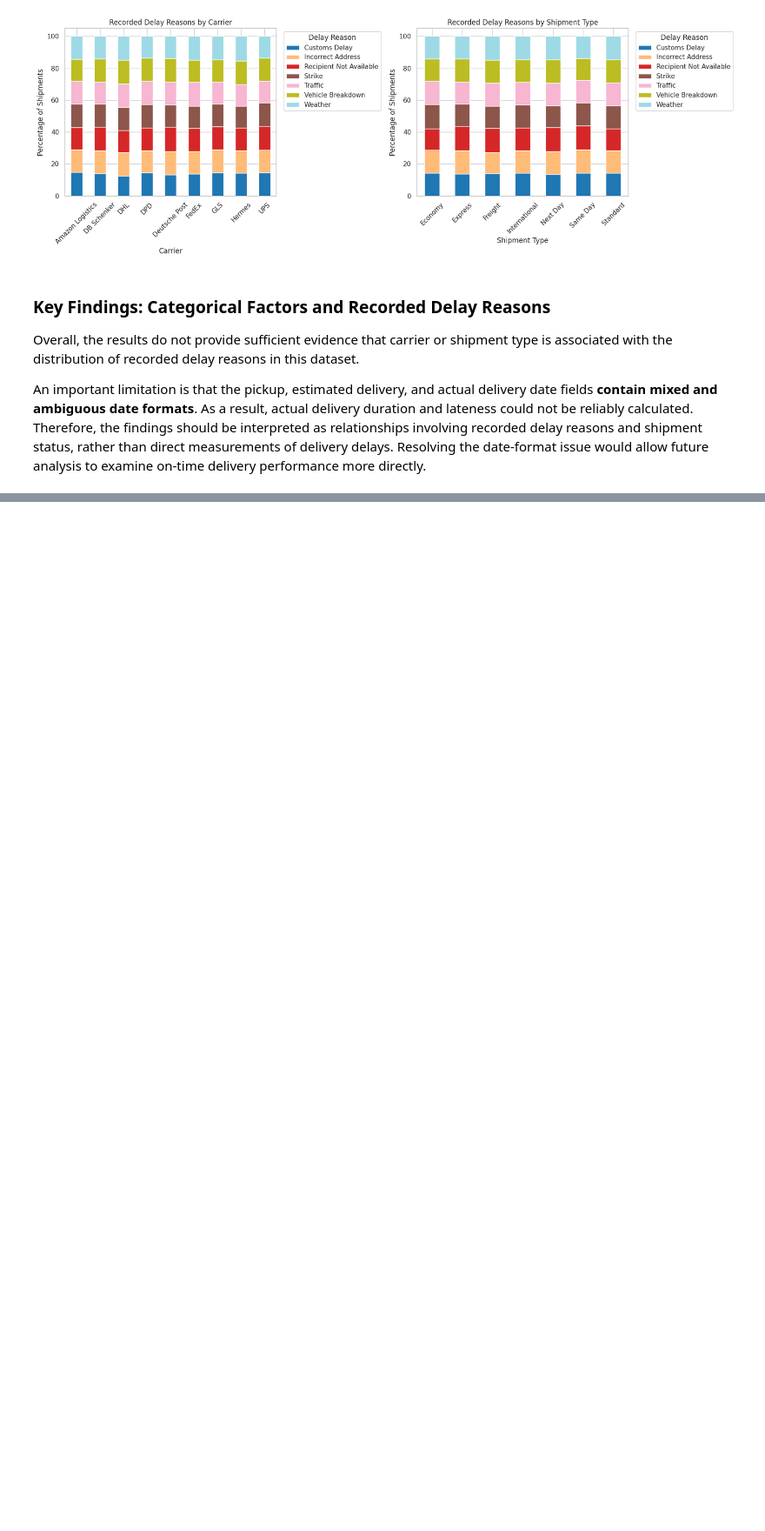
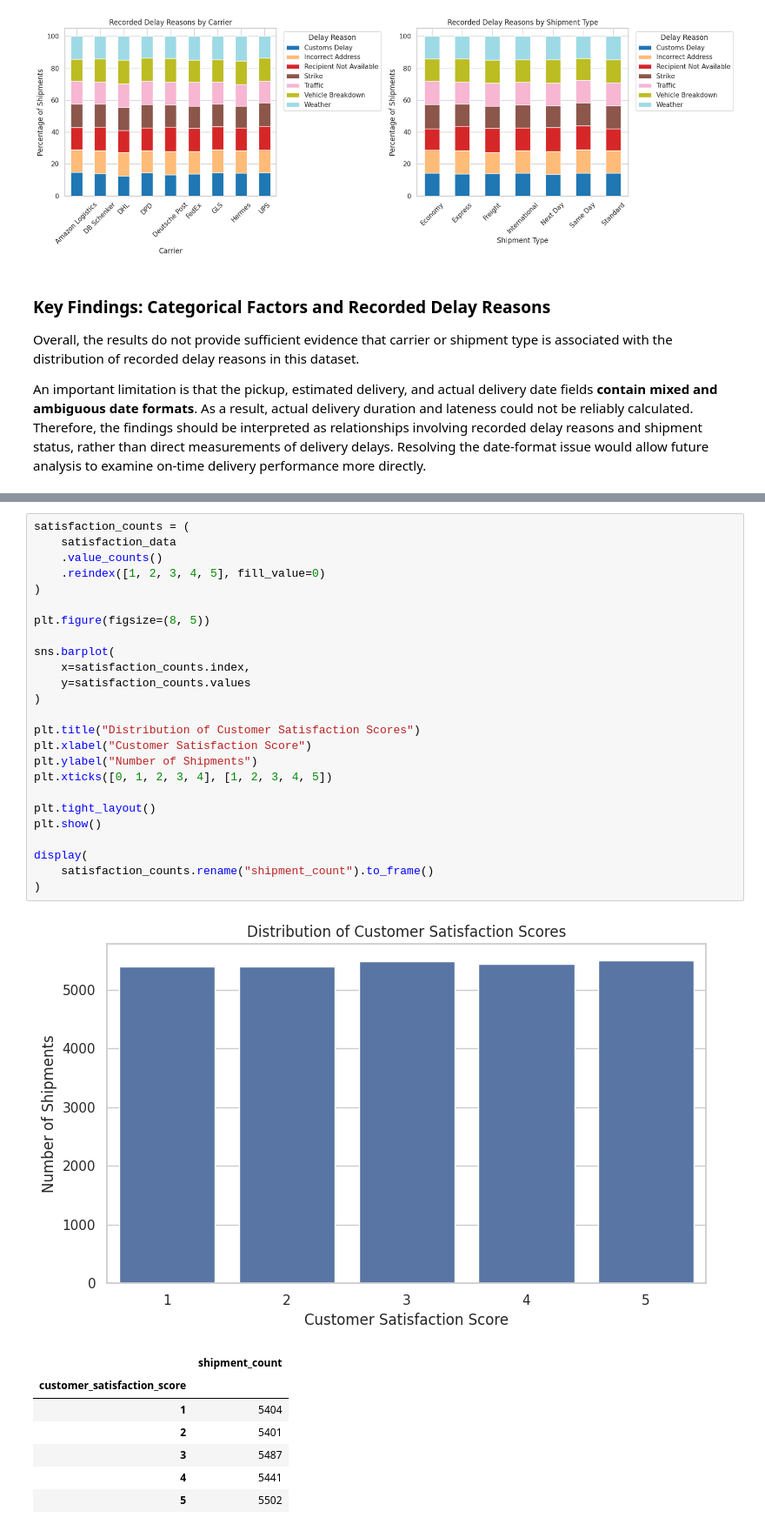
Before and after one commit to ayannaavalos/INSY6500_logistics_supplychain_project, a Jupyter notebook: notebooks/03_exploratory_data_analysis.ipynb, the cells around one changed output, grey strips where cells are left out. Shown at 87% size. Saved outputs shown, nothing was run; the diff lists cells and outputs as text; blank space fills up the shorter version.

```diff
--- a/notebooks/03_exploratory_data_analysis.ipynb
+++ b/notebooks/03_exploratory_data_analysis.ipynb
@@ -732,0 +806,34 @@ An important limitation is that the pickup, estimated delivery, and actual deliv
+# %%
+satisfaction_counts = (
+    satisfaction_data
+    .value_counts()
+    .reindex([1, 2, 3, 4, 5], fill_value=0)
+)
+
+plt.figure(figsize=(8, 5))
+
+sns.barplot(
+    x=satisfaction_counts.index,
+    y=satisfaction_counts.values
+)
+
+plt.title("Distribution of Customer Satisfaction Scores")
+plt.xlabel("Customer Satisfaction Score")
+plt.ylabel("Number of Shipments")
+plt.xticks([0, 1, 2, 3, 4], [1, 2, 3, 4, 5])
+
+plt.tight_layout()
+plt.show()
+
+display(
+    satisfaction_counts.rename("shipment_count").to_frame()
+)
+# %% [output]
+[figure, added]
+|  | shipment_count |
+| customer_satisfaction_score |  |
+| 1 | 5404 |
+| 2 | 5401 |
+| 3 | 5487 |
+| 4 | 5441 |
+| 5 | 5502 |
```
Also changed, not shown: parts of 30 cells of this notebook.
